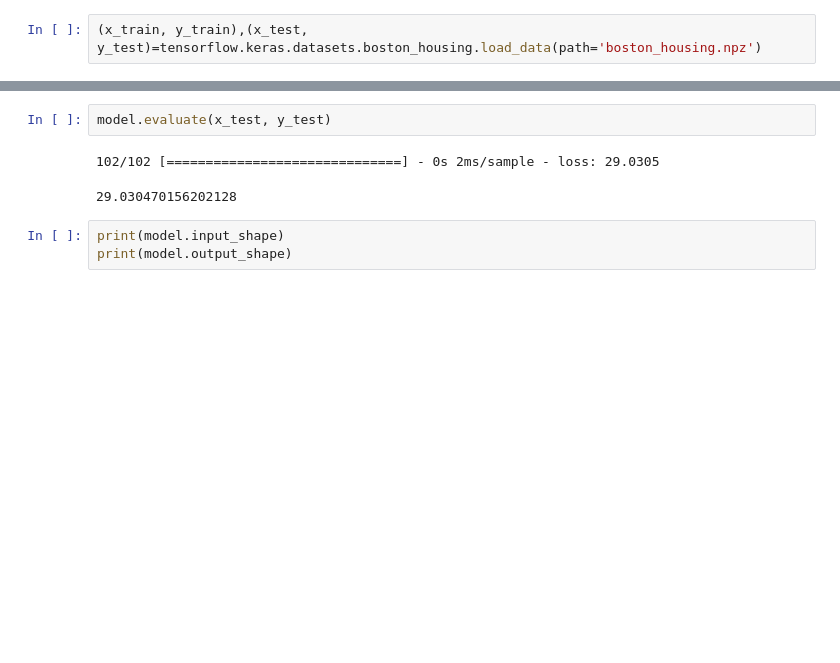
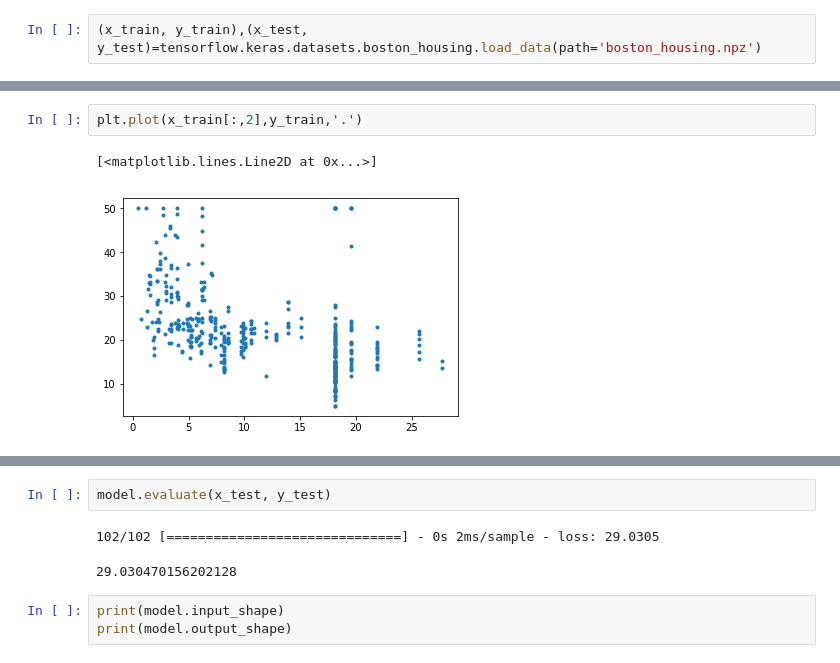
Before and after one commit to ifnjin/2019nams, a Jupyter notebook: Boston Housing.ipynb, the cells around one changed output, grey strips where cells are left out. Drawn from its saved outputs; the diff is of its cells as text; blank space fills up the shorter version.

```diff
--- a/Boston Housing.ipynb
+++ b/Boston Housing.ipynb
@@ -12,0 +25,5 @@ import matplotlib.pyplot as plt
+# %%
+plt.plot(x_train[:,2],y_train,'.')
+# %% [output]
+[<matplotlib.lines.Line2D at 0x...>]
+[figure, added]
```
Also changed, not shown: parts of 22 cells of this notebook.
